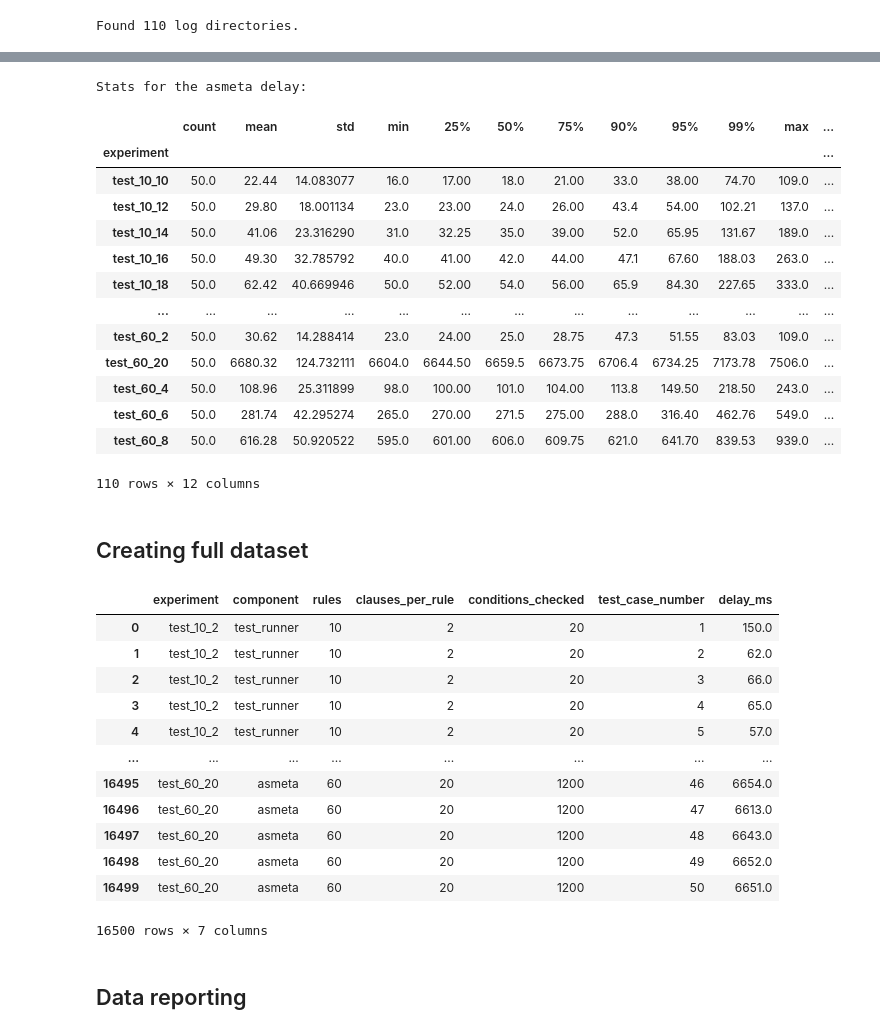
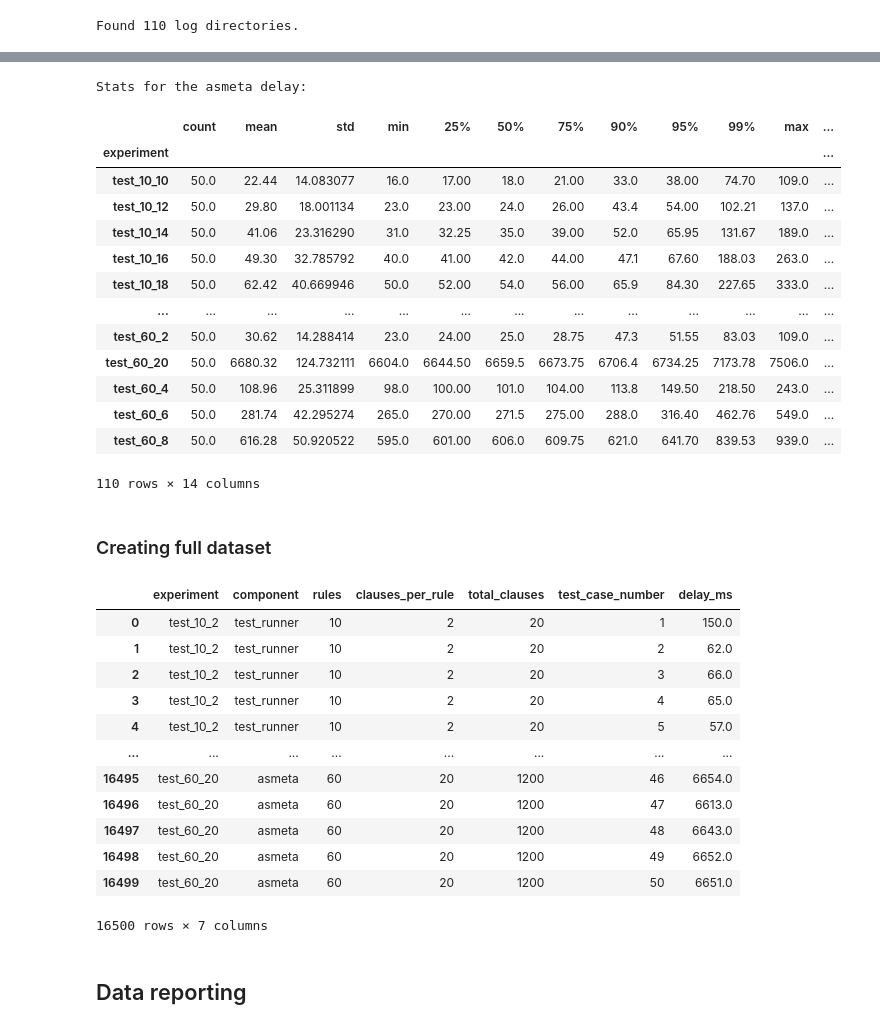
Before and after one commit to gssi-robotics/sleec-at-runtime, a Jupyter notebook: experiments/results/scalability/analysis/scalability_analysis.ipynb, the cells around one changed output, grey strips where cells are left out. Cells and saved outputs as stored; diff of their text form; code cells hidden in the pictures.

```diff
--- a/experiments/results/scalability/analysis/scalability_analysis.ipynb
+++ b/experiments/results/scalability/analysis/scalability_analysis.ipynb
@@ -94,8 +81,0 @@ df_test_runner_raw
-# %%
-# Dataset cleaning
-
-mask = df_test_runner_raw["delay_ms"] < 4
-replaced_count = int(mask.sum())
-df_test_runner_raw.loc[mask, "delay_ms"] = float("nan")
-
-print(f"Replaced {replaced_count} entries with NaN.")
@@ -263,7 +235,19 @@ if not df_asmeta_raw.empty:
 
     asmeta_stats["variance"] = df_asmeta_raw.groupby("experiment")["delay_ms"].var()
 
-    ordered = ["count", "mean", "std", "min", "25%", "50%", "75%", "90%", "95%", "99%", "max", "variance"]
+    asmeta_stats["skewness"] = df_asmeta_raw.groupby("experiment")["delay_ms"].skew()
+
+    q1 = df_asmeta_raw.groupby("experiment")["delay_ms"].quantile(0.25)
+    q2 = df_asmeta_raw.groupby("experiment")["delay_ms"].quantile(0.50)
+    q3 = df_asmeta_raw.groupby("experiment")["delay_ms"].quantile(0.75)
+
+    den = q3 - q1
+    bowley = (q3 + q1 - 2 * q2) / den
+    bowley = bowley.where(den != 0, np.nan)
+
+    asmeta_stats["Bowley_skew"] = bowley
+
+    ordered = ["count", "mean", "std", "min", "25%", "50%", "75%", "90%", "95%", "99%", "max", "variance", "skewness", "Bowley_skew"]
     cols = [c for c in ordered if c in asmeta_stats.columns]
     asmeta_stats = asmeta_stats[cols]
 
@@ -286,40 +270,40 @@ Stats for the asmeta delay:
 | test_60_4 | 50.0 | 108.96 | 25.311899 | 98.0 | 100.00 | 101.0 | 104.00 | 113.8 | 149.50 | 218.50 | 243.0 | ... |
 | test_60_6 | 50.0 | 281.74 | 42.295274 | 265.0 | 270.00 | 271.5 | 275.00 | 288.0 | 316.40 | 462.76 | 549.0 | ... |
 | test_60_8 | 50.0 | 616.28 | 50.920522 | 595.0 | 601.00 | 606.0 | 609.75 | 621.0 | 641.70 | 839.53 | 939.0 | ... |
-110 rows × 12 columns
+110 rows × 14 columns
 # %% [markdown]
-## Creating full dataset
+### Creating full dataset
 # %%
 df_tr = df_test_runner_raw.copy()
 df_tr["component"] = "test_runner"
 
 df_enf = df_enforcer_raw.copy()
 df_enf["component"] = "enforcer"
 
 df_asm = df_asmeta_raw.copy()
 df_asm["component"] = "asmeta"
 
 df_full = pd.concat([df_tr, df_enf, df_asm], ignore_index=True, sort=False)
 df_full = df_full[["experiment", "component", "test_case_number", "delay_ms"]]
 
 df_full["rules"] = df_full["experiment"].apply(lambda x: int(re.search(r'_(\d+)_(\d+)$', x).group(1)))
 df_full["clauses_per_rule"] = df_full["experiment"].apply(lambda x: int(re.search(r'_(\d+)_(\d+)$', x).group(2)))
-df_full["conditions_checked"] = df_full["rules"] * df_full["clauses_per_rule"]
+df_full["total_clauses"] = df_full["rules"] * df_full["clauses_per_rule"]
 
-ordered = ["experiment", "component", "rules", "clauses_per_rule", "conditions_checked", "test_case_number", "delay_ms"]
+ordered = ["experiment", "component", "rules", "clauses_per_rule", "total_clauses", "test_case_number", "delay_ms"]
 cols = [c for c in ordered if c in df_full.columns]
 df_full = df_full[cols]
 
 df_full["component"] = pd.Categorical(df_full["component"],
                                      categories=["test_runner", "enforcer", "asmeta"],
                                      ordered=True)
-df_full = df_full.sort_values(["component", "conditions_checked", "test_case_number"]).reset_index(drop=True)
+df_full = df_full.sort_values(["component", "total_clauses", "test_case_number"]).reset_index(drop=True)
 
 display(df_full)
 
 df_full.to_csv(full_dataset_output_filename)
 # %% [output]
-|  | experiment | component | rules | clauses_per_rule | conditions_checked | test_case_number | delay_ms |
+|  | experiment | component | rules | clauses_per_rule | total_clauses | test_case_number | delay_ms |
 | 0 | test_10_2 | test_runner | 10 | 2 | 20 | 1 | 150.0 |
 | 1 | test_10_2 | test_runner | 10 | 2 | 20 | 2 | 62.0 |
 | 2 | test_10_2 | test_runner | 10 | 2 | 20 | 3 | 66.0 |
```
Also changed, not shown: parts of 58 cells of this notebook, 5 other files.
